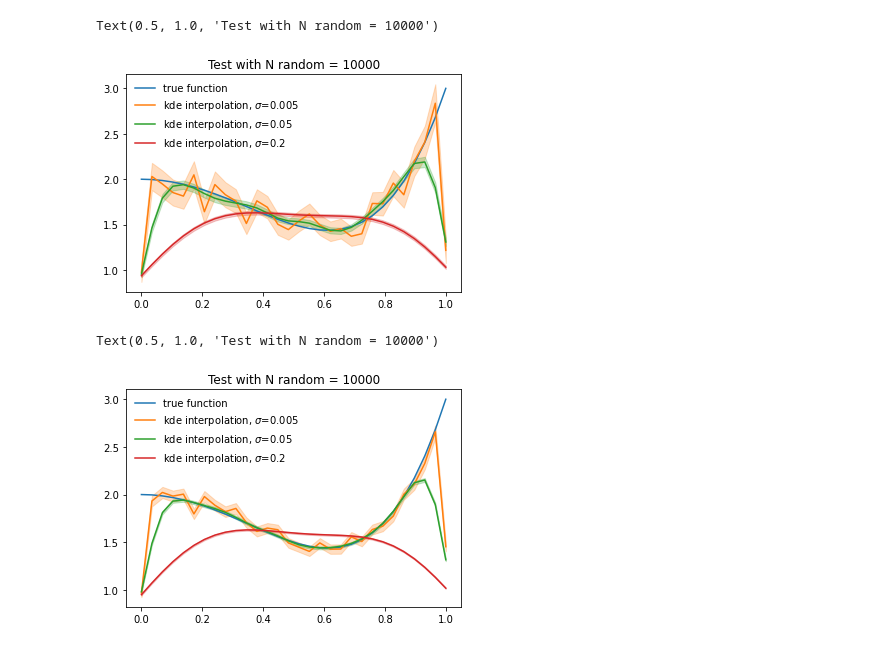
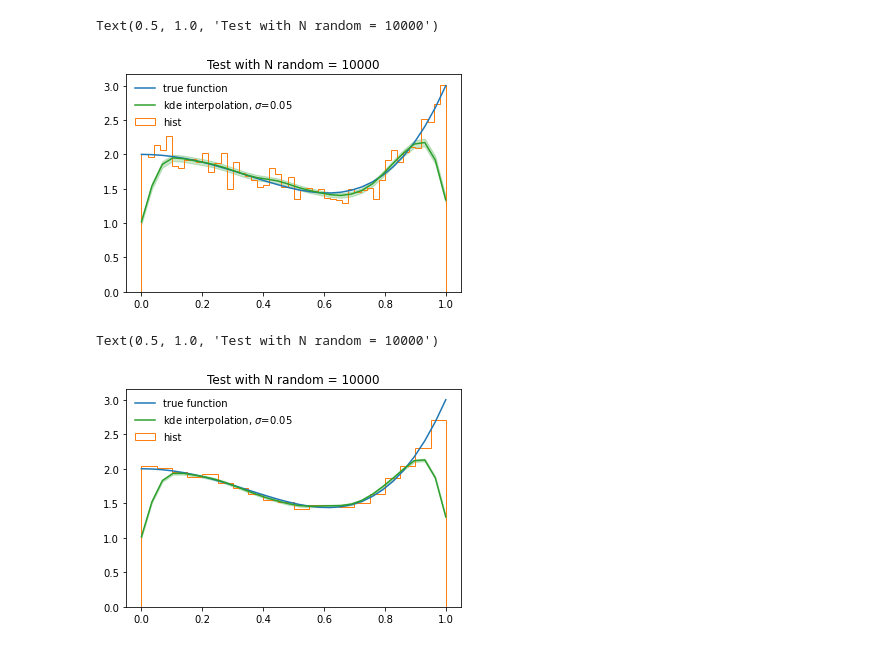
Before and after one commit to mhostert/dark-neutrinos-at-T2K, a Jupyter notebook: exp_analysis/examples_kde.ipynb, the cells around one changed output. Cells and saved outputs as stored; diff of their text form; code cells hidden in the pictures.

```diff
--- a/exp_analysis/examples_kde.ipynb
+++ b/exp_analysis/examples_kde.ipynb
@@ -23,16 +23,18 @@ f_rnd = f(x_rnd)/len(x_rnd)
 # %%
 x_test = np.linspace(0., 1, 30)
 plt.plot(x_test, f(x_test), label='true function')
-for sigma in [0.005, 0.05, 0.2]:
-# for sigma in [0.05]:
+bins = np.linspace(0, 1, 51)
+plt.hist(x_rnd, bins=bins, weights=f_rnd/(bins[1] - bins[0]), label='hist', histtype='step')
+# for sigma in [0.005, 0.05, 0.2]:
+for sigma in [0.05]:
     f_est, var = f_kde(x_test, x_rnd, f_rnd, sigma)
     plt.plot(x_test, f_est, label=f'kde interpolation, $\sigma$={sigma}')
     plt.fill_between(x_test, f_est-var, f_est+var, alpha=0.25, color=plt.gca().lines[-1].get_color(), interpolate=True)
 plt.legend(frameon=False)
 plt.title('Test with N random = 10000')
 # %% [output]
 Text(0.5, 1.0, 'Test with N random = 10000')
-[figure, old version]
+[figure, new version]
 # %%
 # playing with a counting experiment
 x_rnd, y_rnd = rng.uniform(0, 1, 100000), rng.uniform(0, f(1), 100000)
@@ -43,7 +45,10 @@ w_rnd = np.ones(len(x_good_rnd)) * len(x_good_rnd)/len(x_rnd) * f(1) / len(x_goo
 # %%
 x_test = np.linspace(0, 1, 30)
 plt.plot(x_test, f(x_test), label='true function')
-for sigma in [0.005, 0.05, 0.2]:
+bins = np.linspace(0, 1, 21)
+plt.hist(x_good_rnd, bins=bins, weights=w_rnd/(bins[1] - bins[0]), label='hist', histtype='step')
+# for sigma in [0.005, 0.05, 0.2]:
+for sigma in [0.05]:
     f_est, var = f_kde(x_test, x_good_rnd, w_rnd, sigma)
     plt.plot(x_test, f_est, label=f'kde interpolation, $\sigma$={sigma}')
     plt.fill_between(x_test, f_est-var, f_est+var, alpha=0.25, color=plt.gca().lines[-1].get_color(), interpolate=True)
@@ -52,7 +57,7 @@ plt.legend(frameon=False)
 plt.title('Test with N random = 10000')
 # %% [output]
 Text(0.5, 1.0, 'Test with N random = 10000')
-[figure, old version]
+[figure, new version]
 # %%
 # add a selection variable
 # %%
```
Also changed, not shown: parts of 47 cells of this notebook, 4 other files.
